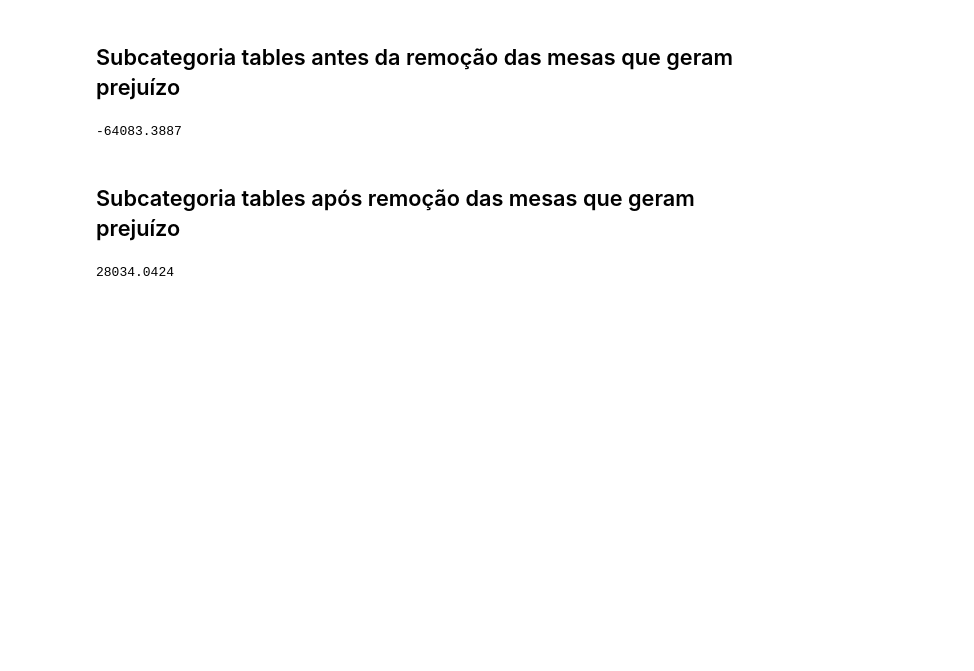
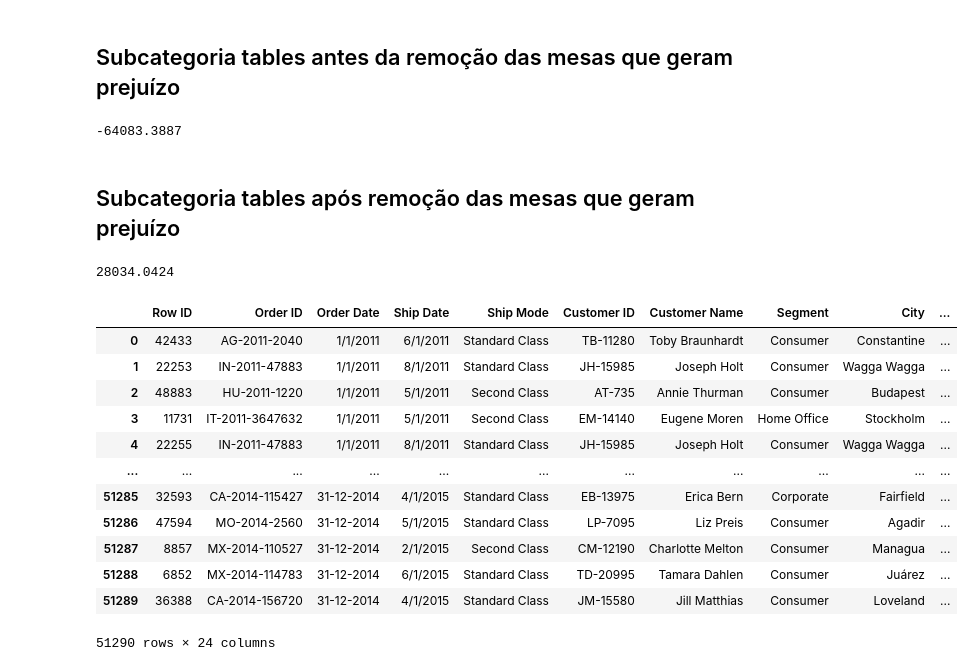
Before and after one commit to Vander-ST/SeminarioMBA, a Jupyter notebook: seminario2.ipynb, the cells around one changed output. Cells and saved outputs as stored; diff of their text form; code cells hidden in the pictures; blank space fills up the shorter version.

Commit message:
Segmento e Frequencia

```diff
--- a/seminario2.ipynb
+++ b/seminario2.ipynb
@@ -266,3 +267,20 @@ Base_tables_lucro = Base_tables[Base_tables > 0]        #Pegando somente os prod
 Base_tables_lucro.sum()
 # %% [output]
 28034.0424
+# %%
+Base['Order Date'].max()
+Base
+# %% [output]
+|  | Row ID | Order ID | Order Date | Ship Date | Ship Mode | Customer ID | Customer Name | Segment | City | ... |
+| 0 | 42433 | AG-2011-2040 | 1/1/2011 | 6/1/2011 | Standard Class | TB-11280 | Toby Braunhardt | Consumer | Constantine | ... |
+| 1 | 22253 | IN-2011-47883 | 1/1/2011 | 8/1/2011 | Standard Class | JH-15985 | Joseph Holt | Consumer | Wagga Wagga | ... |
+| 2 | 48883 | HU-2011-1220 | 1/1/2011 | 5/1/2011 | Second Class | AT-735 | Annie Thurman | Consumer | Budapest | ... |
+| 3 | 11731 | IT-2011-3647632 | 1/1/2011 | 5/1/2011 | Second Class | EM-14140 | Eugene Moren | Home Office | Stockholm | ... |
+| 4 | 22255 | IN-2011-47883 | 1/1/2011 | 8/1/2011 | Standard Class | JH-15985 | Joseph Holt | Consumer | Wagga Wagga | ... |
+| ... | ... | ... | ... | ... | ... | ... | ... | ... | ... | ... |
+| 51285 | 32593 | CA-2014-115427 | 31-12-2014 | 4/1/2015 | Standard Class | EB-13975 | Erica Bern | Corporate | Fairfield | ... |
+| 51286 | 47594 | MO-2014-2560 | 31-12-2014 | 5/1/2015 | Standard Class | LP-7095 | Liz Preis | Consumer | Agadir | ... |
+| 51287 | 8857 | MX-2014-110527 | 31-12-2014 | 2/1/2015 | Second Class | CM-12190 | Charlotte Melton | Consumer | Managua | ... |
+| 51288 | 6852 | MX-2014-114783 | 31-12-2014 | 6/1/2015 | Standard Class | TD-20995 | Tamara Dahlen | Consumer | Juárez | ... |
+| 51289 | 36388 | CA-2014-156720 | 31-12-2014 | 4/1/2015 | Standard Class | JM-15580 | Jill Matthias | Consumer | Loveland | ... |
+51290 rows × 24 columns
```
Also changed, not shown: parts of 13 cells of this notebook.
